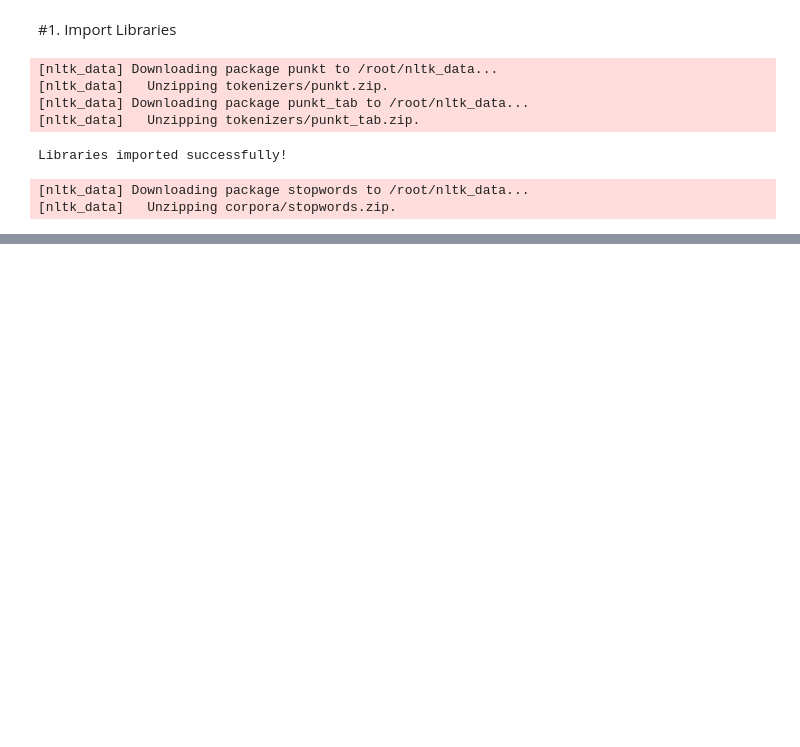
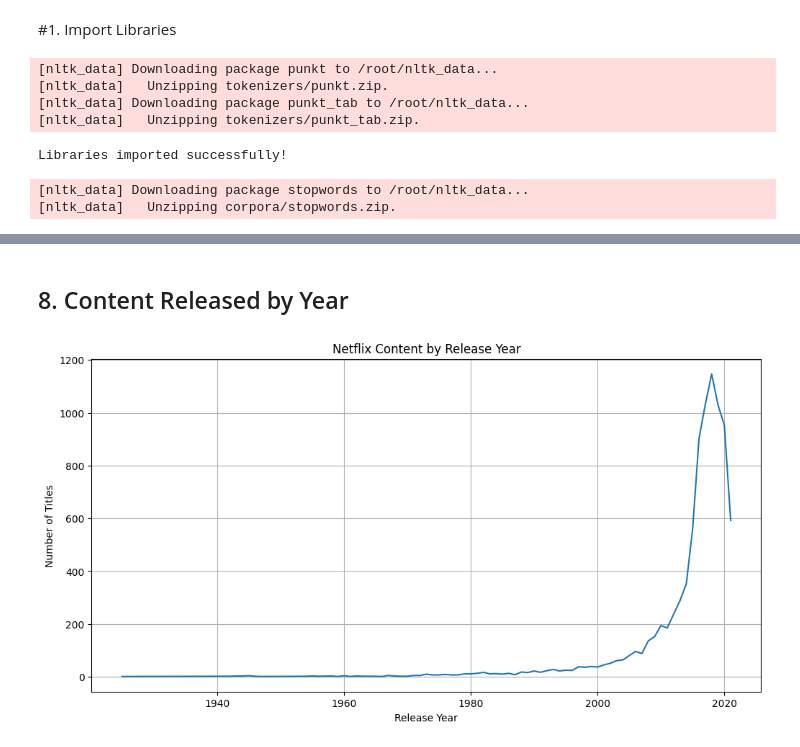
Before and after one commit to kumudvi/Netflix-and-movies, a Jupyter notebook: Netflix.ipynb, the cells around one changed output, grey strips where cells are left out. Cells and saved outputs as stored; diff of their text form; code cells hidden in the pictures; blank space fills up the shorter version.

```diff
--- a/Netflix.ipynb
+++ b/Netflix.ipynb
@@ -37,0 +221,15 @@ Libraries imported successfully!
+# %% [markdown]
+## 8. Content Released by Year
+# %%
+release_counts = df['release_year'].value_counts().sort_index()
+
+plt.figure(figsize=(12,6))
+plt.plot(release_counts.index, release_counts.values)
+
+plt.title('Netflix Content by Release Year')
+plt.xlabel('Release Year')
+plt.ylabel('Number of Titles')
+plt.grid(True)
+plt.show()
+# %% [output]
+[figure, added]
```
Also changed, not shown: parts of 67 cells of this notebook.
